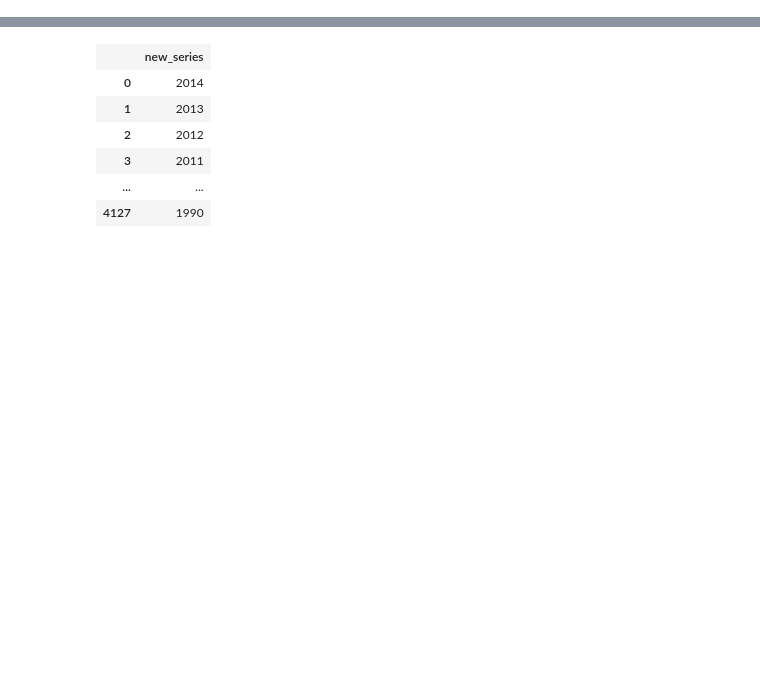
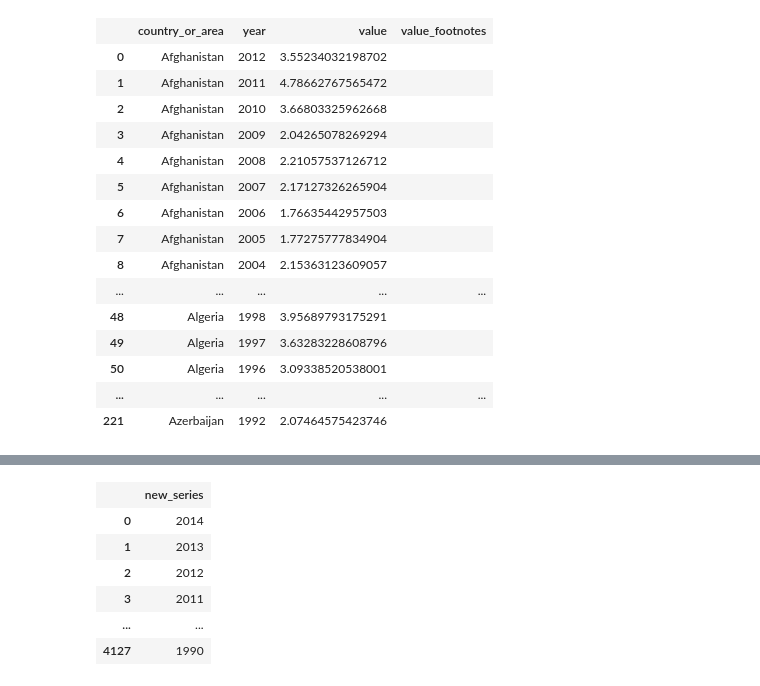
Before and after one commit to domitry/mikon, a Jupyter notebook: example/Mikon_Manipuration.ipynb, the cells around one changed output, grey strips where cells are left out. Saved outputs shown, nothing was run; the diff lists cells and outputs as text; code cells hidden in the pictures; blank space fills up the shorter version.

```diff
--- a/example/Mikon_Manipuration.ipynb
+++ b/example/Mikon_Manipuration.ipynb
@@ -42,0 +31,19 @@ df1.select{year==2012}
+# %%
+df3 = df1.select{country_or_area[0] == "A"}
+# %% [output]
+|  | country_or_area | year | value | value_footnotes |
+| 0 | Afghanistan | 2012 | 3.55234032198702 |  |
+| 1 | Afghanistan | 2011 | 4.78662767565472 |  |
+| 2 | Afghanistan | 2010 | 3.66803325962668 |  |
+| 3 | Afghanistan | 2009 | 2.04265078269294 |  |
+| 4 | Afghanistan | 2008 | 2.21057537126712 |  |
+| 5 | Afghanistan | 2007 | 2.17127326265904 |  |
+| 6 | Afghanistan | 2006 | 1.76635442957503 |  |
+| 7 | Afghanistan | 2005 | 1.77275777834904 |  |
+| 8 | Afghanistan | 2004 | 2.15363123609057 |  |
+| ... | ... | ... | ... | ... |
+| 48 | Algeria | 1998 | 3.95689793175291 |  |
+| 49 | Algeria | 1997 | 3.63283228608796 |  |
+| 50 | Algeria | 1996 | 3.09338520538001 |  |
+| ... | ... | ... | ... | ... |
+| 221 | Azerbaijan | 1992 | 2.07464575423746 |  |
```
Also changed, not shown: parts of 7 cells of this notebook, 1 other file.
